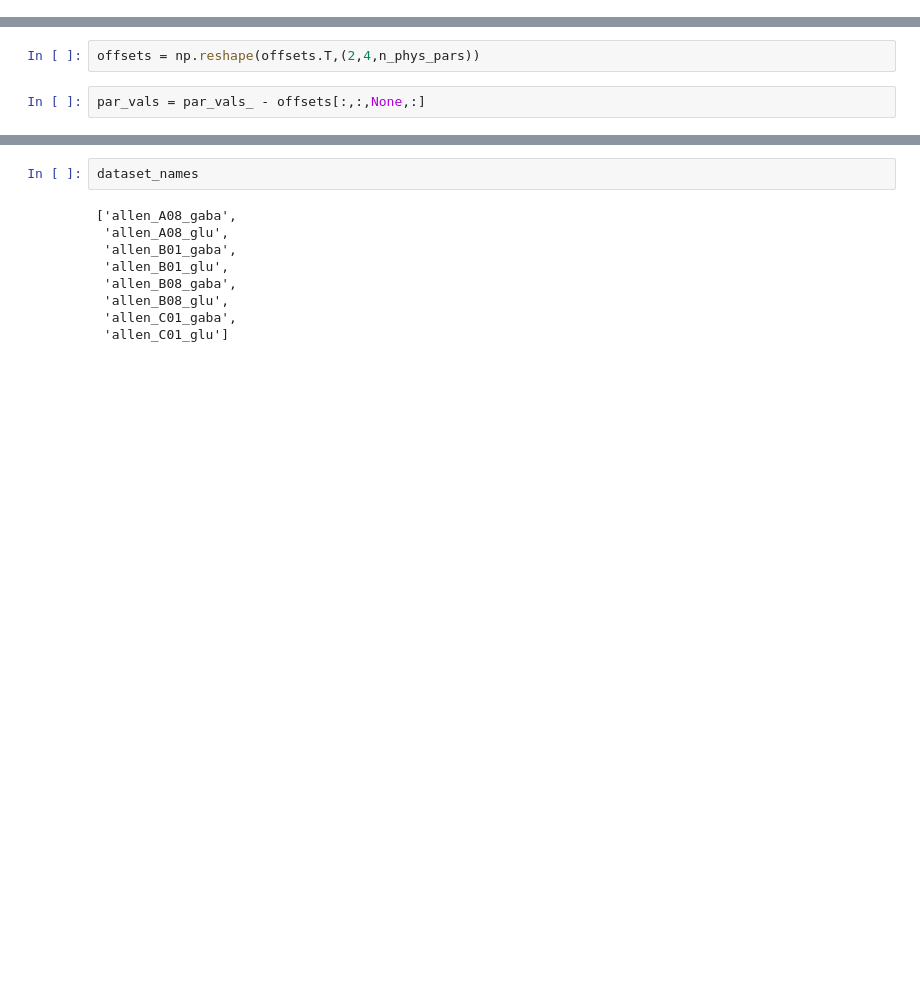
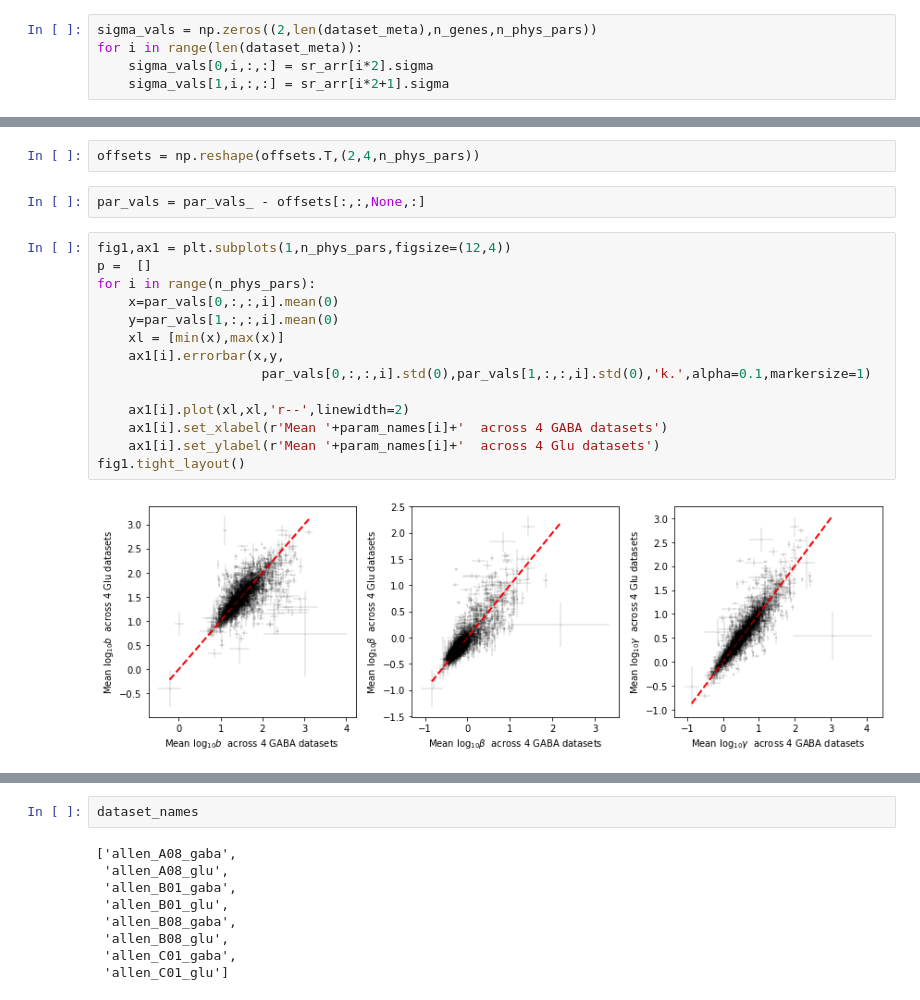
Before and after one commit to gennadygorin/seq-cme-technoise, a Jupyter notebook: gg220601_allen_celltypes_de_multiset.ipynb, the cells around one changed output, grey strips where cells are left out. Cells and saved outputs as stored; diff of their text form; blank space fills up the shorter version.

```diff
--- a/gg220601_allen_celltypes_de_multiset.ipynb
+++ b/gg220601_allen_celltypes_de_multiset.ipynb
@@ -275,0 +115,5 @@ fc=np.asarray(fc)
+# %%
+sigma_vals = np.zeros((2,len(dataset_meta),n_genes,n_phys_pars))
+for i in range(len(dataset_meta)):
+    sigma_vals[0,i,:,:] = sr_arr[i*2].sigma
+    sigma_vals[1,i,:,:] = sr_arr[i*2+1].sigma
@@ -308,3 +193,19 @@ offsets = np.hstack((np.zeros(n_phys_pars)[:,None],offsets))
 offsets = np.reshape(offsets.T,(2,4,n_phys_pars))
 # %%
 par_vals = par_vals_ - offsets[:,:,None,:]
+# %%
+fig1,ax1 = plt.subplots(1,n_phys_pars,figsize=(12,4))
+p =  []
+for i in range(n_phys_pars):
+    x=par_vals[0,:,:,i].mean(0)
+    y=par_vals[1,:,:,i].mean(0)
+    xl = [min(x),max(x)]
+    ax1[i].errorbar(x,y,
+                     par_vals[0,:,:,i].std(0),par_vals[1,:,:,i].std(0),'k.',alpha=0.1,markersize=1)
+
+    ax1[i].plot(xl,xl,'r--',linewidth=2)
+    ax1[i].set_xlabel(r'Mean '+param_names[i]+'  across 4 GABA datasets')
+    ax1[i].set_ylabel(r'Mean '+param_names[i]+'  across 4 Glu datasets')
+fig1.tight_layout()
+# %% [output]
+[figure, added]
```
Also changed, not shown: parts of 125 cells of this notebook, 1 other file.
